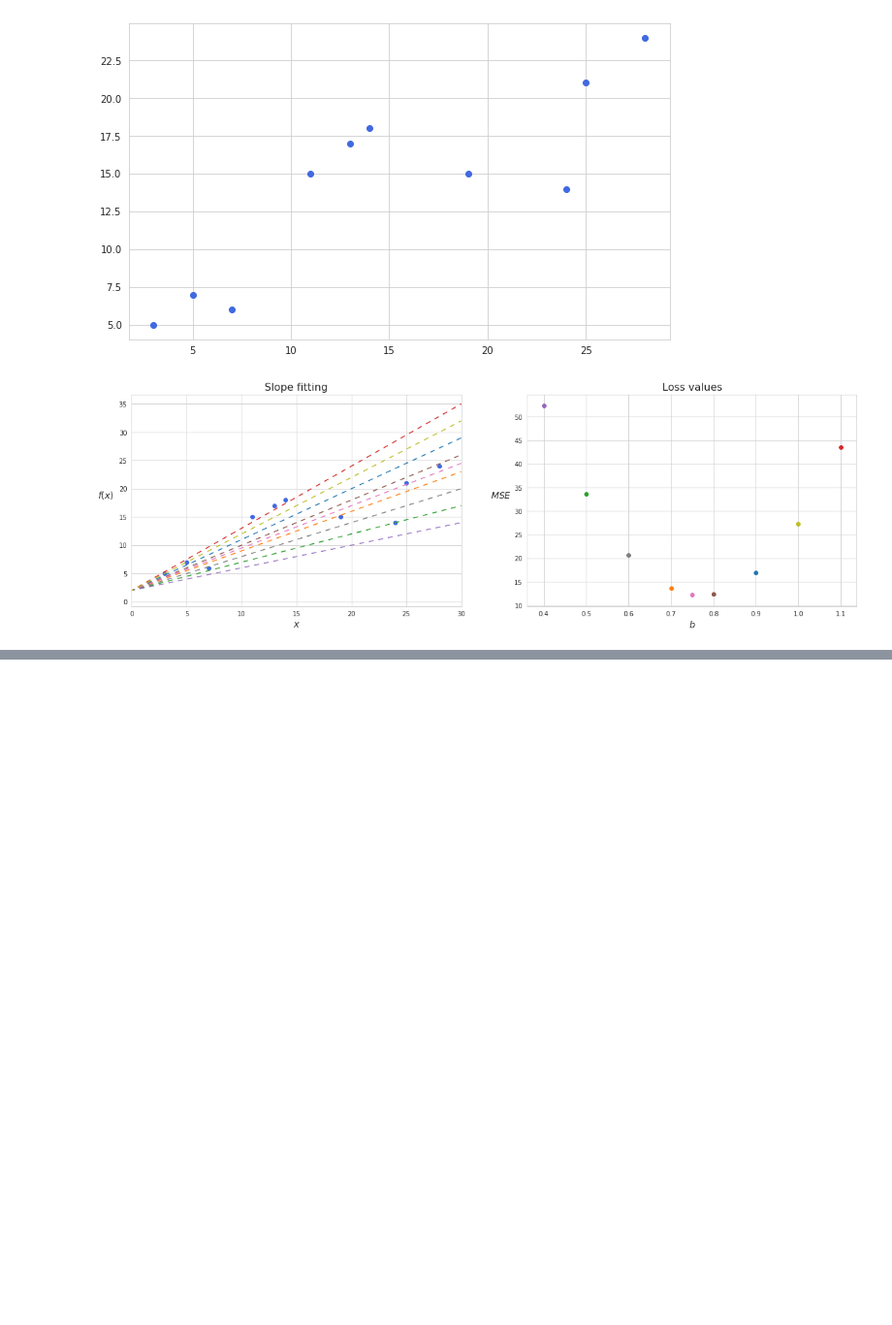
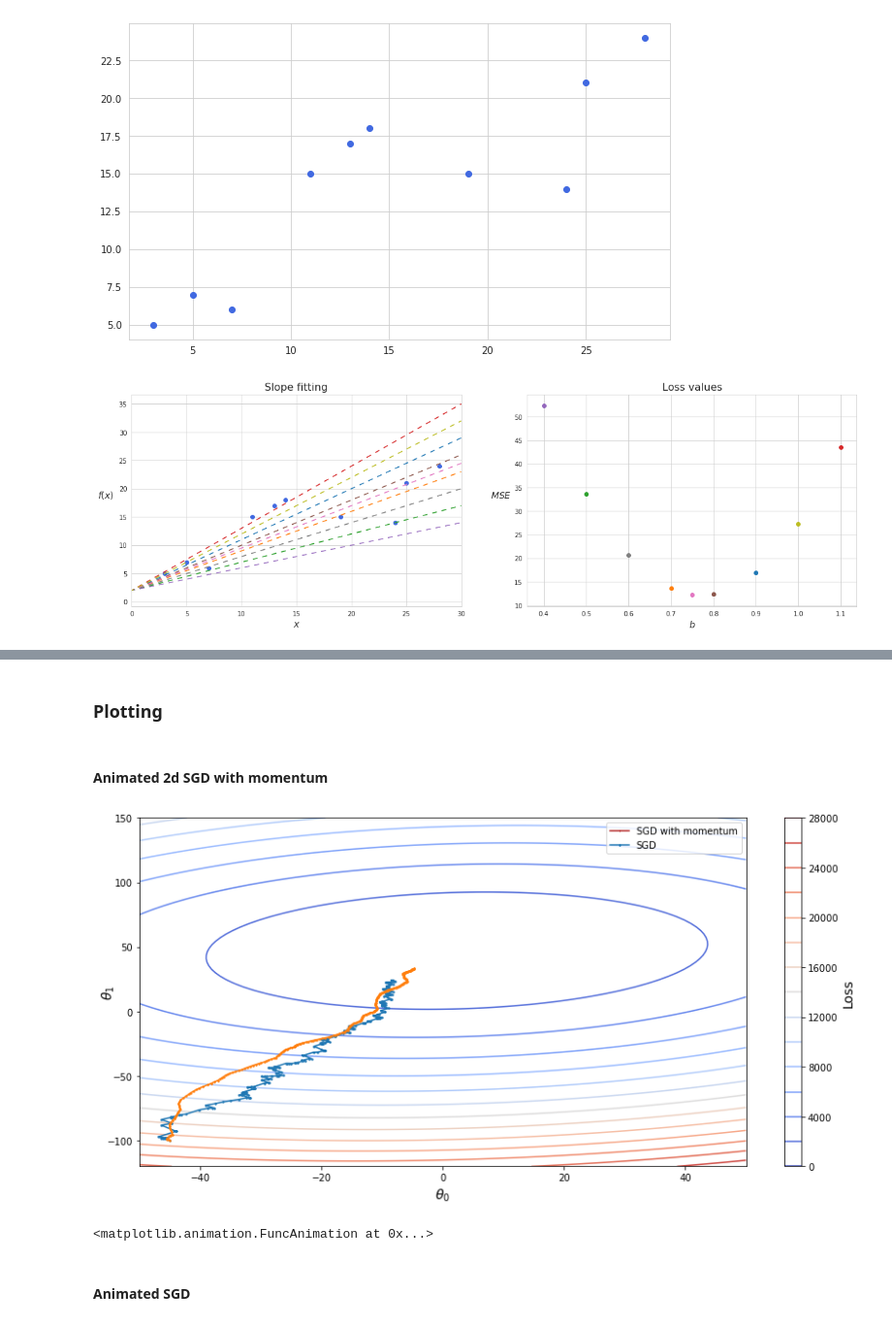
Before and after one commit to vzahorui/vzahorui.github.io, a Jupyter notebook: jupyter_notebooks/gradient_descent.ipynb, the cells around one changed output, grey strips where cells are left out. Shown at 97% size. Saved outputs shown, nothing was run; the diff lists cells and outputs as text; code cells hidden in the pictures; blank space fills up the shorter version.

Commit message:
added extensions to gradient descent article

```diff
--- a/jupyter_notebooks/gradient_descent.ipynb
+++ b/jupyter_notebooks/gradient_descent.ipynb
@@ -119,32 +123,0 @@ plt.savefig('../../assets/images/regression/loss_values_and_slope.png', bbox_inc
-# %%
-class LossSurface:
-    """A loss surface with L(x, y) = a * x ^2 + b * y ^2.
-    """
-    def __init__(self, a, b):
-        self.a = a
-        self.b = b
-
-        N = 1000
-        x_list = np.linspace(-3.5, 3.5, N)
-        y_list = np.linspace(-0.5, 0.5, N)
-        self.X, self.Y = np.meshgrid(x_list, y_list)
-        self.Z = self.a * (self.X ** 2) + self.b * (self.Y ** 2)
-
-    def plot(self):
-        fig, ax = plt.subplots(figsize=(13, 7))
-        cmap = cm.get_cmap('PuBu_r')
-        cp = ax.contour(self.X, self.Y, self.Z, 10, cmap=cmap)
-        cbar = fig.colorbar(cp)
-        cbar.set_label('Loss')
-
-        ax.set_xlim(-2.5, 2.5)
-        ax.set_ylim(-0.5, 0.5)
-
-        ax.set_xlabel('x')
-        ax.set_ylabel('y')
-
-        return fig, ax
-
-
-loss_surface = LossSurface(1/16, 9)
-fig, ax = loss_surface.plot()
@@ -314,0 +233,4 @@ rc('animation', html='html5')
+# %% [markdown]
+### Plotting
+# %% [markdown]
+#### Animated 2d SGD with momentum
@@ -314,0 +311,11 @@ rc('animation', html='html5')
+# %%
+viz_anim_with_momentum = visualize(animate=True)
+viz_anim_with_momentum.save('../assets/images/gradient_descent/gradient_descent_with_momentum_demo.gif', writer='imagemagick');
+# %% [output]
+[figure, added]
+# %%
+viz_anim_with_momentum
+# %% [output]
+<matplotlib.animation.FuncAnimation at 0x...>
+# %% [markdown]
+#### Animated SGD
```
Also changed, not shown: parts of 18 cells of this notebook, 7 other files.
